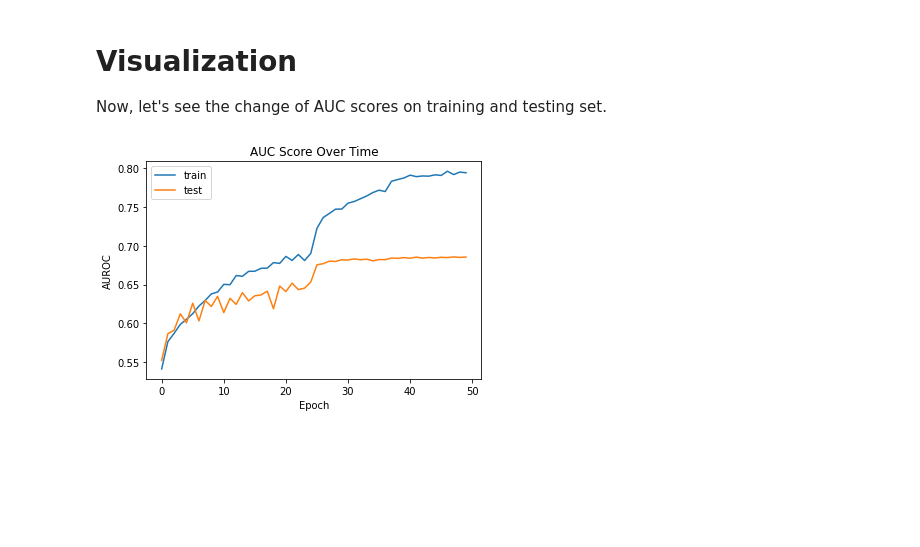
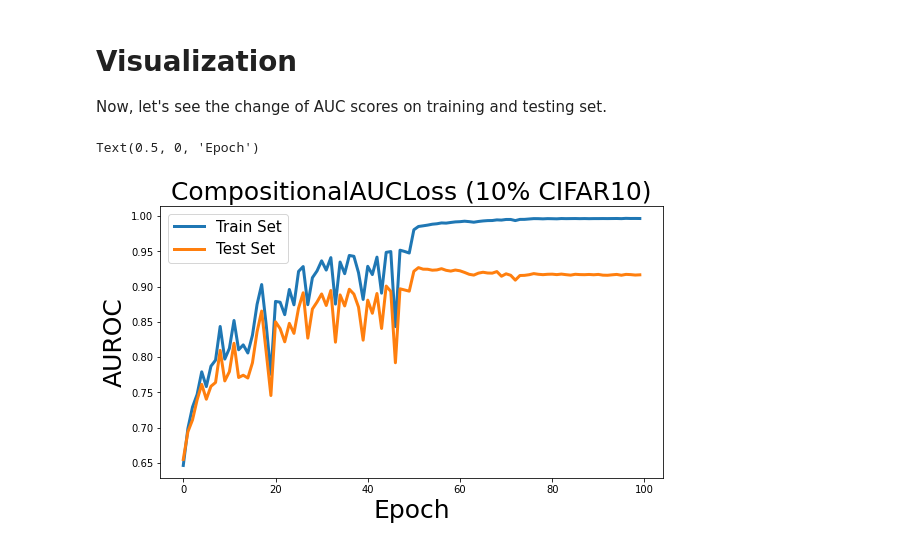
Before and after one commit to Optimization-AI/LibAUC, a Jupyter notebook: examples/09_Optimizing_CompositionalAUC_Loss_with_ResNet20_on_CIFAR10.ipynb, the cells around one changed output. Drawn from its saved outputs; the diff is of its cells as text; code cells hidden in the pictures; blank space fills up the shorter version.

```diff
--- a/examples/09_Optimizing_CompositionalAUC_Loss_with_ResNet20_on_CIFAR10.ipynb
+++ b/examples/09_Optimizing_CompositionalAUC_Loss_with_ResNet20_on_CIFAR10.ipynb
@@ -180,13 +193,14 @@ elif dataset == 'C2':
 (test_images, test_labels) = ImbalancedDataGenerator(verbose=True, random_seed=0).transform(test_data, test_targets, imratio=0.5)
 
 trainSet = ImageDataset(train_images, train_labels, image_size=IMG_SIZE, crop_size=IMG_SIZE-2)
+trainSet_eval = ImageDataset(train_images, train_labels, image_size=IMG_SIZE, crop_size=IMG_SIZE-2, mode='test')
 testSet = ImageDataset(test_images, test_labels, image_size=IMG_SIZE, crop_size=IMG_SIZE-2, mode='test')
 
 # parameters for sampler
-num_pos = 20
-sampler = DualSampler(trainSet, batch_size=BATCH_SIZE, num_pos=num_pos)
-trainloader = torch.utils.data.DataLoader(trainSet, batch_size=BATCH_SIZE, shuffle=False, num_workers=8, pin_memory=False, drop_last=True)
-testloader = torch.utils.data.DataLoader(testSet, batch_size=BATCH_SIZE, shuffle=False, num_workers=8,  pin_memory=False)
+sampler = DualSampler(trainSet, batch_size=BATCH_SIZE, sampling_rate=sampling_rate)
+trainloader = torch.utils.data.DataLoader(trainSet, batch_size=BATCH_SIZE, sampler=sampler, shuffle=False, num_workers=2)
+trainloader_eval = torch.utils.data.DataLoader(trainSet_eval, batch_size=BATCH_SIZE, shuffle=False, num_workers=2)
+testloader = torch.utils.data.DataLoader(testSet, batch_size=BATCH_SIZE, shuffle=False, num_workers=2)
 # %% [output]
 Files already downloaded and verified
 Files already downloaded and verified
@@ -201,16 +215,14 @@ model = ResNet20(pretrained=False, last_activation=None, activations='relu', num
 model = model.cuda()
 
 # Compositional Training
-Loss = CompositionalAUCLoss()
+loss_fn = CompositionalAUCLoss()
 optimizer = PDSCA(model,
-                  a=Loss.a,
-                  b=Loss.b,
-                  alpha=Loss.alpha,
+                  loss_fn=loss_fn,
                   lr=lr,
                   beta1=beta0,
                   beta2=beta1,
+                  margin=margin,
                   epoch_decay=epoch_decay,
-                  margin=margin,
                   weight_decay=weight_decay)
 # %% [markdown]
 # **Training**
@@ -289,16 +300,17 @@ epoch: 49, train_auc:0.794301, test_auc:0.685537, test_auc_max:0.685669
 # **Visualization**
 
 Now, let's see the change of AUC scores on training and testing set.
-# %%
-# TODO: Comparsion of CE/AUC
-import matplotlib.pyplot as plt
-
-plt.plot(train_list, label='train')
-plt.plot(test_list, label='test')
-plt.title('AUC Score Over Time')
-plt.xlabel('Epoch')
-plt.ylabel('AUROC')
-plt.legend()
-plt.show()
-# %% [output]
-[figure, removed]
+# %%
+import matplotlib.pyplot as plt
+plt.rcParams["figure.figsize"] = (9,5)
+x=np.arange(len(train_log))
+plt.figure()
+plt.plot(x, train_log, LineStyle='-', label='Train Set', linewidth=3)
+plt.plot(x, test_log,  LineStyle='-', label='Test Set', linewidth=3)
+plt.title('CompositionalAUCLoss (10% CIFAR10)',fontsize=25)
+plt.legend(fontsize=15)
+plt.ylabel('AUROC', fontsize=25)
+plt.xlabel('Epoch', fontsize=25)
+# %% [output]
+Text(0.5, 0, 'Epoch')
+[figure, added]
```
Also changed, not shown: parts of 10 cells of this notebook, 2 other files.
